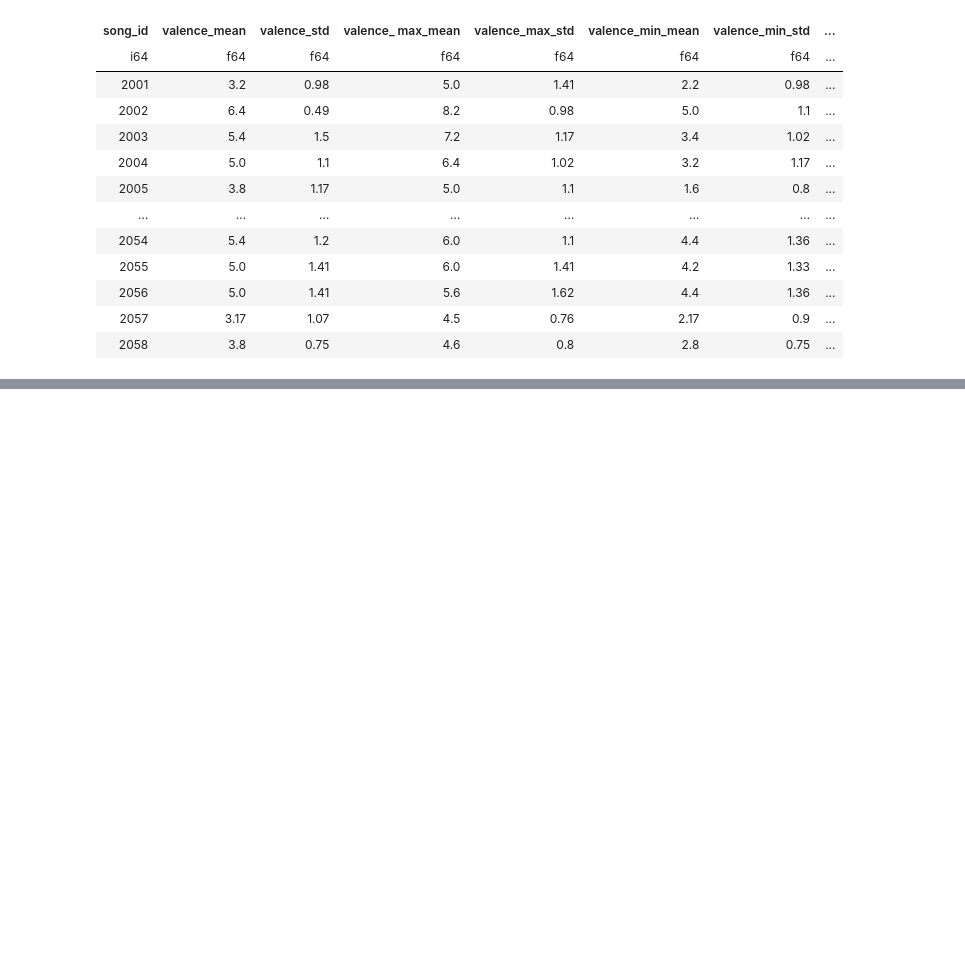
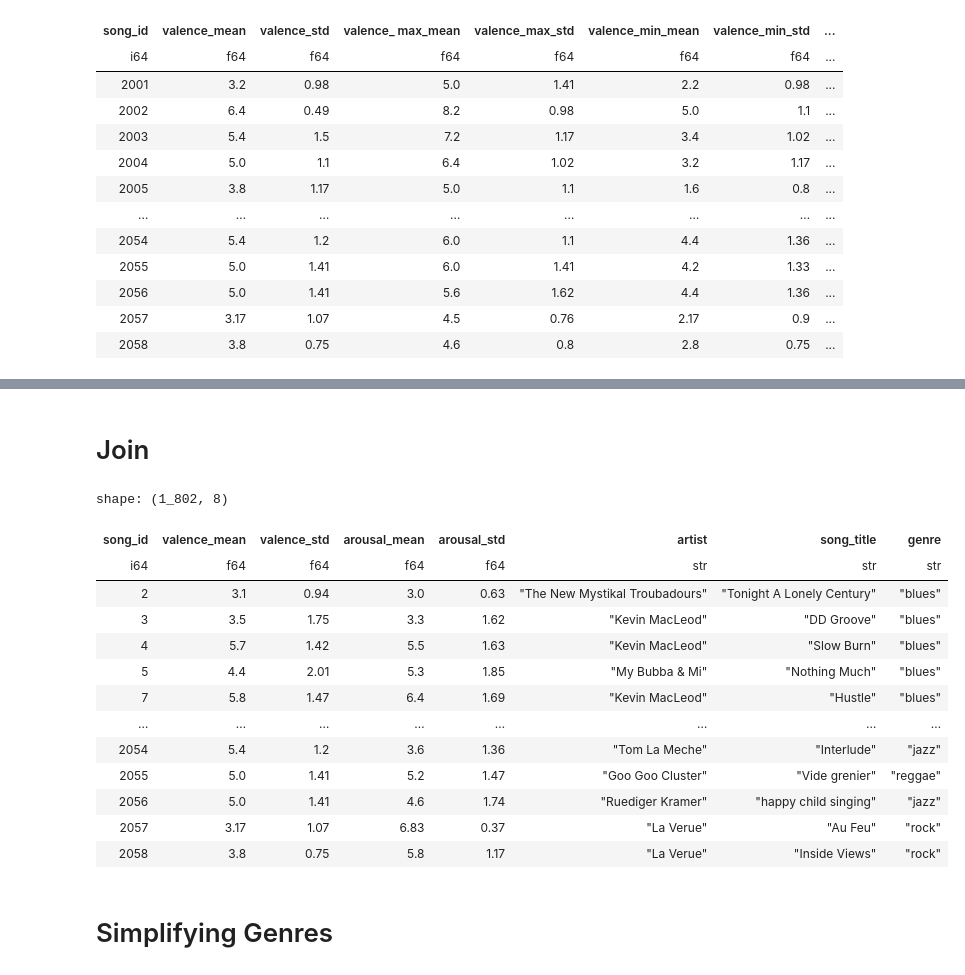
Before and after one commit to keimiii/moodsic, a Jupyter notebook: notebooks/deam/deam_clustering (des).ipynb, the cells around one changed output, grey strips where cells are left out. Drawn from its saved outputs; the diff is of its cells as text; code cells hidden in the pictures; blank space fills up the shorter version.

```diff
--- a/notebooks/deam/deam_clustering (des).ipynb
+++ b/notebooks/deam/deam_clustering (des).ipynb
@@ -71,0 +82,63 @@ shape: (1_802, 5)
+# %%
+metadata_2014 = (
+    metadata_2014.select("Id", "Artist", "Track", "Genre")
+    .rename(
+        {
+            "Id": "song_id",
+            "Artist": "artist",
+            "Track": "song_title",
+            "Genre": "genre",
+        }
+    )
+    .with_columns(
+        pl.col(pl.Utf8)
+        .str.replace_all("\u00a0", " ")  # normalize non-breaking spaces if present
+        .str.strip_chars()  # strip whitespace (space, tab, newline, etc.)
+        .str.strip_chars('"')  # then strip leading/trailing double quotes
+    )
+)
+# %%
+metadata_2015 = (
+    metadata_2015.select("id", "artist", "title", "genre")
+    .rename(
+        {
+            "id": "song_id",
+            "title": "song_title",
+        }
+    )
+    .with_columns(
+        pl.col(pl.Utf8)
+        .str.replace_all("\u00a0", " ")  # normalize non-breaking spaces if present
+        .str.strip_chars()  # strip whitespace (space, tab, newline, etc.)
+        .str.strip_chars('"')  # then strip leading/trailing double quotes
+    )
+)
+# %%
+all_metadata = pl.concat(
+    [metadata_2013, metadata_2014, metadata_2015],
+    how="vertical",
+)
+# %% [markdown]
+# Join
+# %%
+merged = all_annotations.join(all_metadata, on="song_id", how="left").with_columns(
+    pl.col("genre").str.to_lowercase().alias("genre")
+)
+merged
+# %% [output]
+shape: (1_802, 8)
+| song_id | valence_mean | valence_std | arousal_mean | arousal_std | artist | song_title | genre |
+| i64 | f64 | f64 | f64 | f64 | str | str | str |
+| 2 | 3.1 | 0.94 | 3.0 | 0.63 | "The New Mystikal Troubadours" | "Tonight A Lonely Century" | "blues" |
+| 3 | 3.5 | 1.75 | 3.3 | 1.62 | "Kevin MacLeod" | "DD Groove" | "blues" |
+| 4 | 5.7 | 1.42 | 5.5 | 1.63 | "Kevin MacLeod" | "Slow Burn" | "blues" |
+| 5 | 4.4 | 2.01 | 5.3 | 1.85 | "My Bubba & Mi" | "Nothing Much" | "blues" |
+| 7 | 5.8 | 1.47 | 6.4 | 1.69 | "Kevin MacLeod" | "Hustle" | "blues" |
+| … | … | … | … | … | … | … | … |
+| 2054 | 5.4 | 1.2 | 3.6 | 1.36 | "Tom La Meche" | "Interlude" | "jazz" |
+| 2055 | 5.0 | 1.41 | 5.2 | 1.47 | "Goo Goo Cluster" | "Vide grenier" | "reggae" |
+| 2056 | 5.0 | 1.41 | 4.6 | 1.74 | "Ruediger Kramer" | "happy child singing" | "jazz" |
+| 2057 | 3.17 | 1.07 | 6.83 | 0.37 | "La Verue" | "Au Feu" | "rock" |
+| 2058 | 3.8 | 0.75 | 5.8 | 1.17 | "La Verue" | "Inside Views" | "rock" |
+# %% [markdown]
+# Simplifying Genres
```
Also changed, not shown: parts of 14 cells of this notebook.
